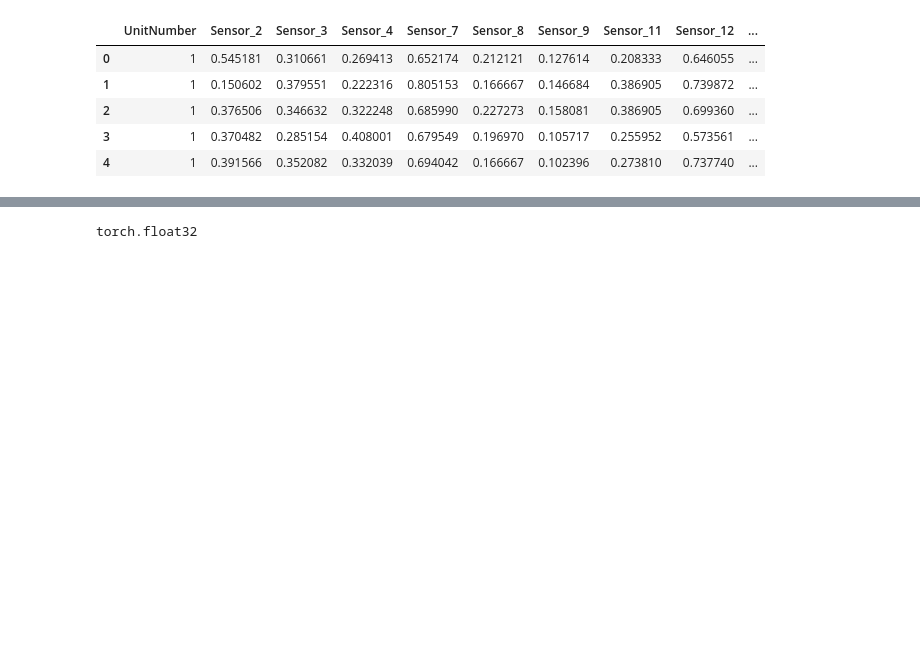
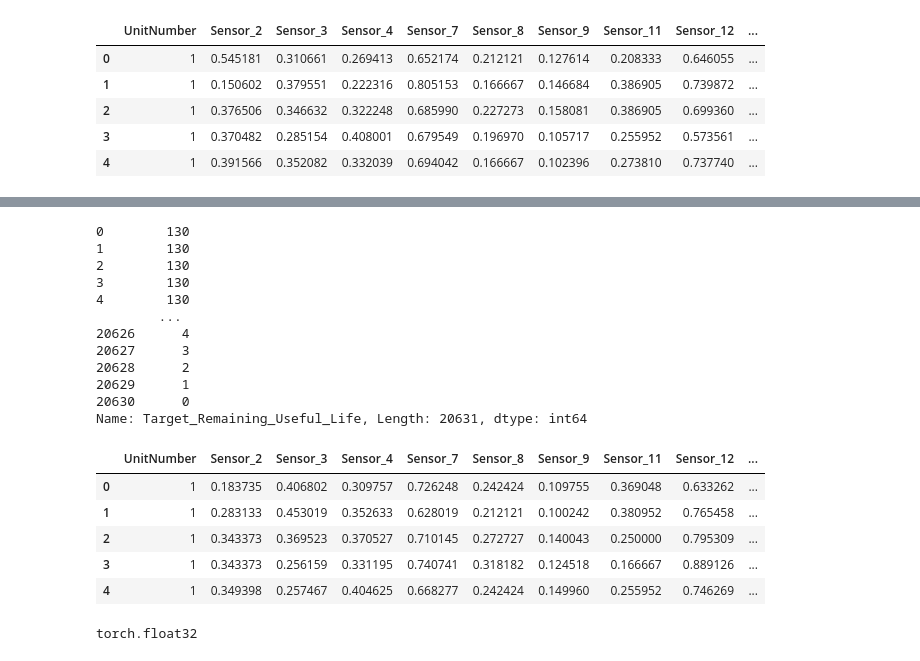
Before and after one commit to kbyshiro/CMAPSS_tasks, a Jupyter notebook: cmapss_lstm_e9a10452_dd3f_43ff_b030_27a5615c7b95.ipynb, the cells around one changed output, grey strips where cells are left out. Cells and saved outputs as stored; diff of their text form; code cells hidden in the pictures; blank space fills up the shorter version.

```diff
--- a/cmapss_lstm_e9a10452_dd3f_43ff_b030_27a5615c7b95.ipynb
+++ b/cmapss_lstm_e9a10452_dd3f_43ff_b030_27a5615c7b95.ipynb
@@ -178,5 +178,8 @@ print(train_no_leakage.shape, test_no_leakage.shape)
 drop_idx = ['Sensor_'+str(i) for i in [1, 5, 6, 10, 16, 18, 19]]
 train_no_leakage.drop(drop_idx, axis=1, inplace=True)
 test_no_leakage.drop(drop_idx, axis=1, inplace=True)
+# %%
+y_train = train_no_leakage['Target_Remaining_Useful_Life']
+y_test = test_no_leakage['Target_Remaining_Useful_Life']
 # %%
 #[0, 1]で正規化
@@ -196,3 +204,29 @@ test_with_unit.head(5)
+# %%
+# RULに制限を設ける。
+RUL_limit = 130
+# print(np.minimum(y_train, RUL_limit))
+train_with_unit['Target_Remaining_Useful_Life']  = np.minimum(y_train, RUL_limit)
+test_with_unit['Target_Remaining_Useful_Life']  = np.minimum(y_test, RUL_limit)
+train_with_unit.head(5)
+# %% [output]
+0        130
+1        130
+2        130
+3        130
+4        130
+        ...
+20626      4
+20627      3
+20628      2
+20629      1
+20630      0
+Name: Target_Remaining_Useful_Life, Length: 20631, dtype: int64
+|  | UnitNumber | Sensor_2 | Sensor_3 | Sensor_4 | Sensor_7 | Sensor_8 | Sensor_9 | Sensor_11 | Sensor_12 | ... |
+| 0 | 1 | 0.183735 | 0.406802 | 0.309757 | 0.726248 | 0.242424 | 0.109755 | 0.369048 | 0.633262 | ... |
+| 1 | 1 | 0.283133 | 0.453019 | 0.352633 | 0.628019 | 0.212121 | 0.100242 | 0.380952 | 0.765458 | ... |
+| 2 | 1 | 0.343373 | 0.369523 | 0.370527 | 0.710145 | 0.272727 | 0.140043 | 0.250000 | 0.795309 | ... |
+| 3 | 1 | 0.343373 | 0.256159 | 0.331195 | 0.740741 | 0.318182 | 0.124518 | 0.166667 | 0.889126 | ... |
+| 4 | 1 | 0.349398 | 0.257467 | 0.404625 | 0.668277 | 0.242424 | 0.149960 | 0.255952 | 0.746269 | ... |
 # %%
 #tuning parameters
 batch = 32
```
Also changed, not shown: parts of 7 cells of this notebook.
